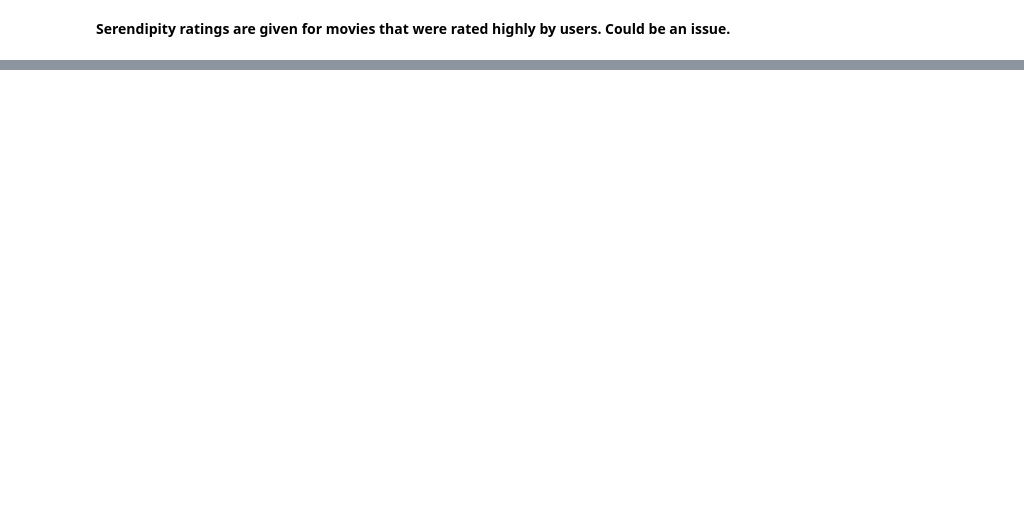
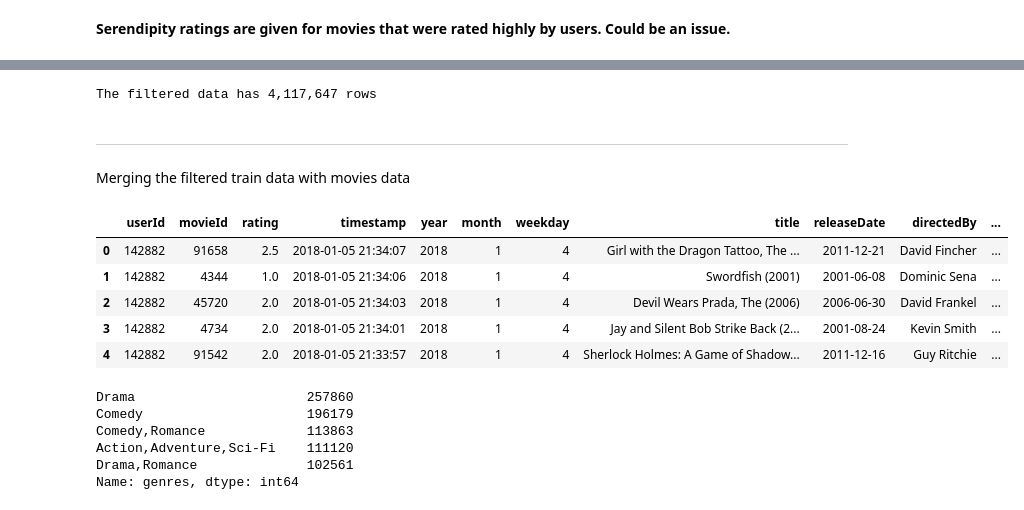
Before and after one commit to SanchayniB/Serendipitous-Recommender-System, a Jupyter notebook: EDA/EDA.ipynb, the cells around one changed output, grey strips where cells are left out. Cells and saved outputs as stored; diff of their text form; code cells hidden in the pictures; blank space fills up the shorter version.

```diff
--- a/EDA/EDA.ipynb
+++ b/EDA/EDA.ipynb
@@ -9,8 +9,8 @@ sns.set()
 # %% [markdown]
 ## EDA on training file
 # %%
-# train_data = pd.read_csv('//Users//bagades//Desktop//RS//serendipity-sac2018//training.csv')
-train_data = pd.read_csv('../Data/serendipity-sac2018/training.csv')
+train_data = pd.read_csv('//Users//bagades//Desktop//RS//serendipity-sac2018//training.csv')
+# train_data = pd.read_csv('../Data/serendipity-sac2018/training.csv')
 # %%
 train_data.head()
 # %% [output]
@@ -254,0 +125,3 @@ movies_cleaned.to_csv('//Users//bagades//Desktop//RS//serendipity-sac2018//movie
+# %%
+movies = pd.read_csv('//Users//bagades//Desktop//RS//serendipity-sac2018//moviesv2.csv',
+                             error_bad_lines=False)
@@ -364,0 +261,11 @@ plt.show()
+# %%
+train_filtered = train_data[train_data['year'] > 2015]
+# %%
+print('The filtered data has {:,} rows'.format(train_filtered.shape[0]))
+# %% [output]
+The filtered data has 4,117,647 rows
+# %% [markdown]
+---
+Merging the filtered train data with movies data
+# %%
+train_filtered_movies = train_filtered.merge(movies,how ='left',on = 'movieId')
@@ -364,0 +275,18 @@ plt.show()
+# %%
+train_filtered_movies.head()
+# %% [output]
+|  | userId | movieId | rating | timestamp | year | month | weekday | title | releaseDate | directedBy | ... |
+| 0 | 142882 | 91658 | 2.5 | 2018-01-05 21:34:07 | 2018 | 1 | 4 | Girl with the Dragon Tattoo, The ... | 2011-12-21 | David Fincher | ... |
+| 1 | 142882 | 4344 | 1.0 | 2018-01-05 21:34:06 | 2018 | 1 | 4 | Swordfish (2001) | 2001-06-08 | Dominic Sena | ... |
+| 2 | 142882 | 45720 | 2.0 | 2018-01-05 21:34:03 | 2018 | 1 | 4 | Devil Wears Prada, The (2006) | 2006-06-30 | David Frankel | ... |
+| 3 | 142882 | 4734 | 2.0 | 2018-01-05 21:34:01 | 2018 | 1 | 4 | Jay and Silent Bob Strike Back (2... | 2001-08-24 | Kevin Smith | ... |
+| 4 | 142882 | 91542 | 2.0 | 2018-01-05 21:33:57 | 2018 | 1 | 4 | Sherlock Holmes: A Game of Shadow... | 2011-12-16 | Guy Ritchie | ... |
+# %%
+train_filtered_movies['genres'].value_counts().head(5)
+# %% [output]
+Drama                      257860
+Comedy                     196179
+Comedy,Romance             113863
+Action,Adventure,Sci-Fi    111120
+Drama,Romance              102561
+Name: genres, dtype: int64
```
Also changed, not shown: parts of 59 cells of this notebook, 2 other files.
